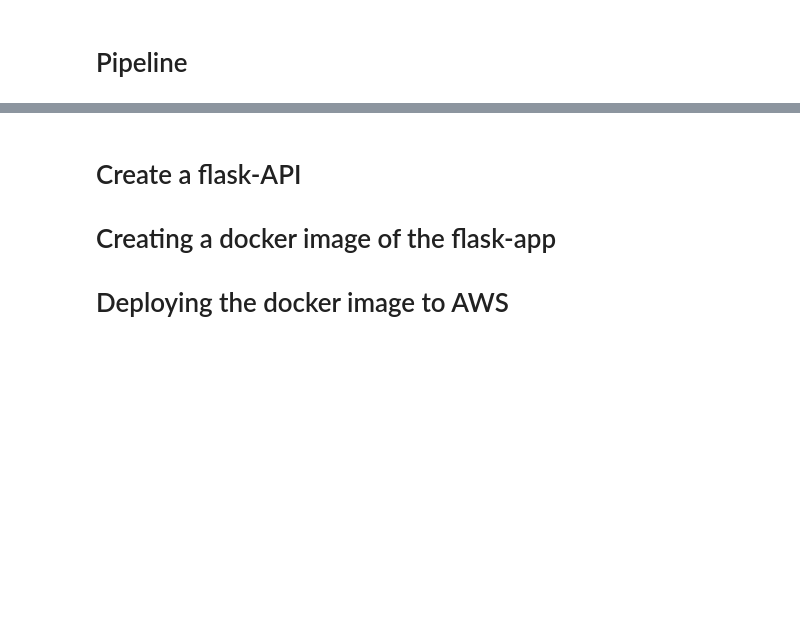
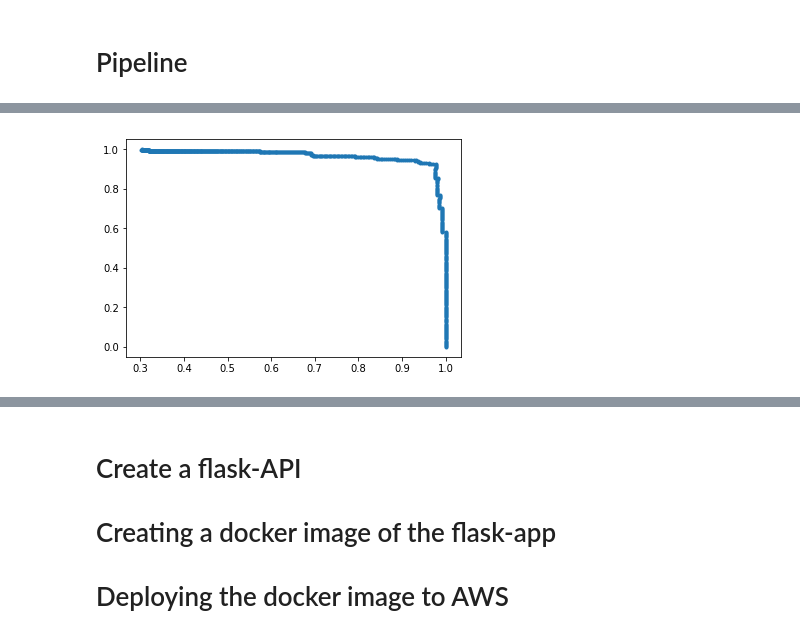
Before and after one commit to kulraghav/MLPractice, a Jupyter notebook: Notebooks/spam_filter.ipynb, the cells around one changed output, grey strips where cells are left out. Saved outputs shown, nothing was run; the diff lists cells and outputs as text; code cells hidden in the pictures; blank space fills up the shorter version.

Commit message:
pr curve, roc, auc

```diff
--- a/Notebooks/spam_filter.ipynb
+++ b/Notebooks/spam_filter.ipynb
@@ -519,0 +524,20 @@ The number of correctly classified samples is 1247
+# %%
+from matplotlib import pyplot
+import numpy as np
+from sklearn.metrics import precision_recall_curve, roc_curve, roc_auc_score
+
+def get_binary_label(label):
+    if label == 'spam':
+        return 1
+    else:
+        return 0
+
+y_true = [get_binary_label(label) for label in list(y_test)]
+y_scores = np.array([probas[1] for probas in list(pipeline.predict_proba(X_test))])
+precision, recall, thresholds = precision_recall_curve(y_true, y_scores)
+
+pyplot.plot(precision, recall, marker='.')
+# show the plot
+pyplot.show()
+# %% [output]
+[figure, added]
```
Also changed, not shown: parts of 9 cells of this notebook.
